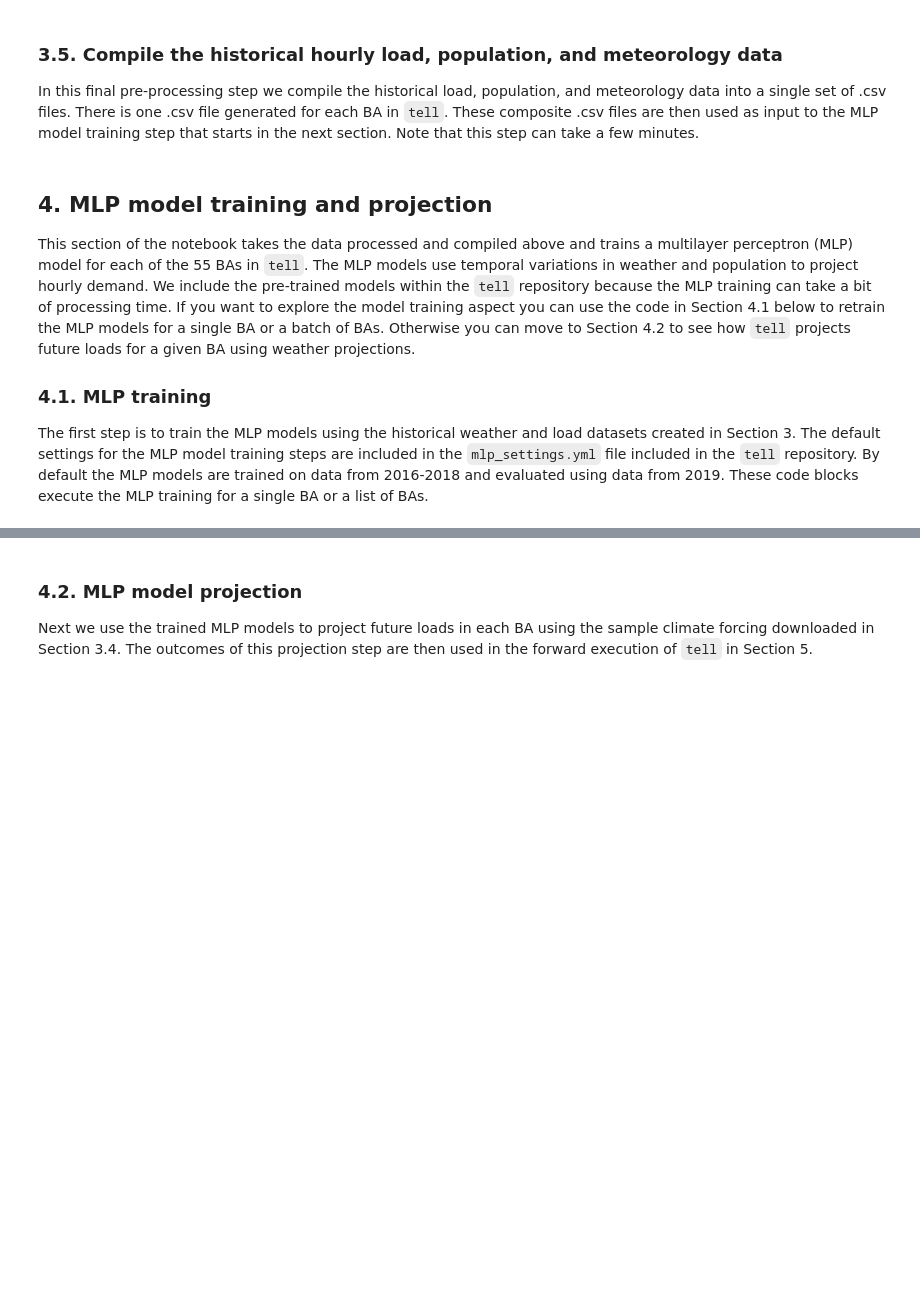
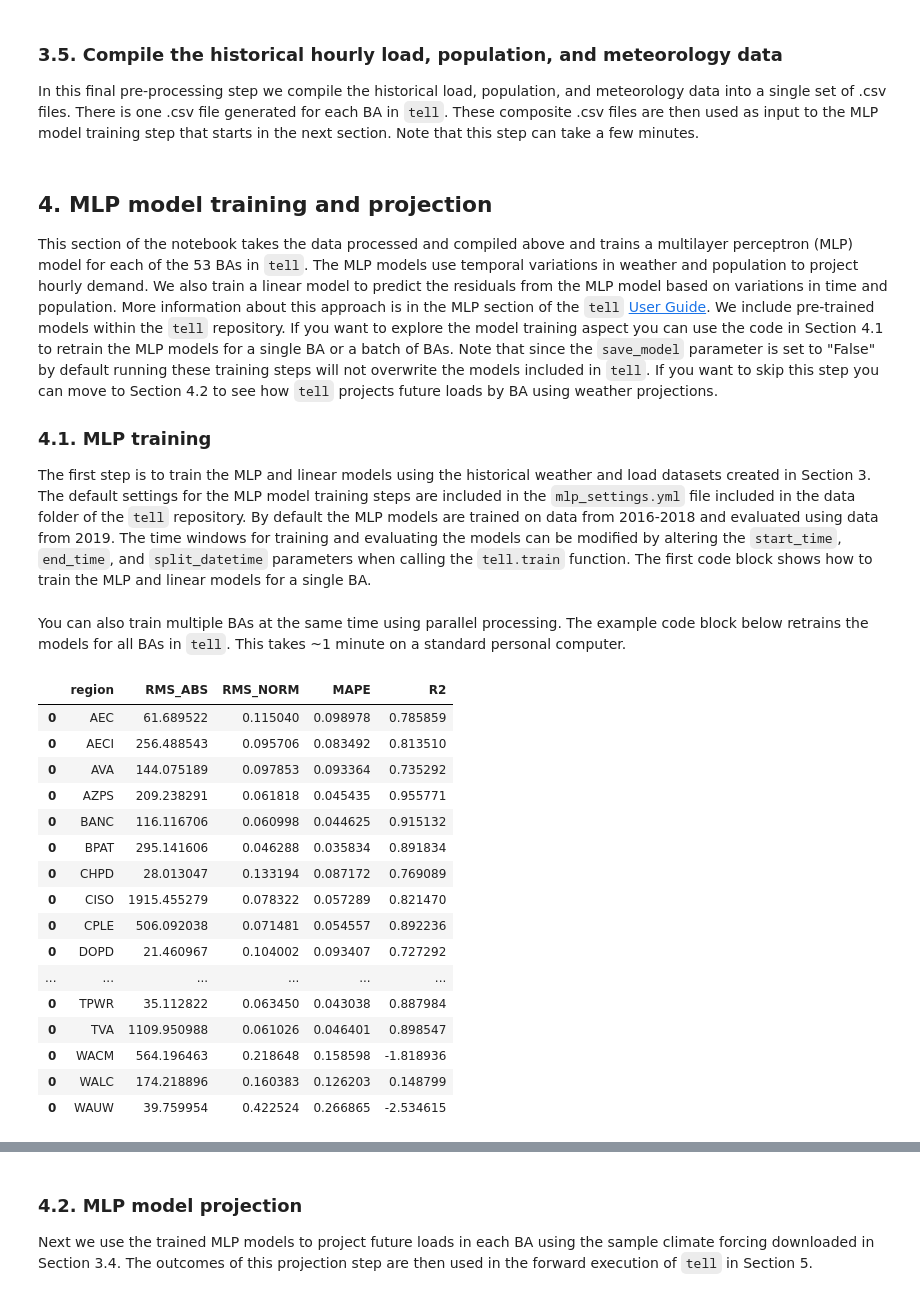
Before and after one commit to IMMM-SFA/tell, a Jupyter notebook: notebooks/tell_quickstarter.ipynb, the cells around one changed output, grey strips where cells are left out. Saved outputs shown, nothing was run; the diff lists cells and outputs as text; code cells hidden in the pictures; blank space fills up the shorter version.

```diff
--- a/notebooks/tell_quickstarter.ipynb
+++ b/notebooks/tell_quickstarter.ipynb
@@ -97,9 +97,9 @@ tell.compile_data(start_year = 2015,
 # %% [markdown]
 ## 4. MLP model training and projection
 
-This section of the notebook takes the data processed and compiled above and trains a multilayer perceptron (MLP) model for each of the 55 BAs in `tell`. The MLP models use temporal variations in weather and population to project hourly demand. We include the pre-trained models within the `tell` repository because the MLP training can take a bit of processing time. If you want to explore the model training aspect you can use the code in Section 4.1 below to retrain the MLP models for a single BA or a batch of BAs. Otherwise you can move to Section 4.2 to see how `tell` projects future loads for a given BA using weather projections.
+This section of the notebook takes the data processed and compiled above and trains a multilayer perceptron (MLP) model for each of the 53 BAs in `tell`. The MLP models use temporal variations in weather and population to project hourly demand. We also train a linear model to predict the residuals from the MLP model based on variations in time and population. More information about this approach is in the MLP section of the `tell` [User Guide](https://immm-sfa.github.io/tell/user_guide.html). We include pre-trained models within the `tell` repository. If you want to explore the model training aspect you can use the code in Section 4.1 to retrain the MLP models for a single BA or a batch of BAs. Note that since the `save_model` parameter is set to "False" by default running these training steps will not overwrite the models included in `tell`. If you want to skip this step you can move to Section 4.2 to see how `tell` projects future loads by BA using weather projections.
 
 ### 4.1. MLP training
-The first step is to train the MLP models using the historical weather and load datasets created in Section 3. The default settings for the MLP model training steps are included in the `mlp_settings.yml` file included in the `tell` repository. By default the MLP models are trained on data from 2016-2018 and evaluated using data from 2019. These code blocks execute the MLP training for a single BA or a list of BAs.
+The first step is to train the MLP and linear models using the historical weather and load datasets created in Section 3. The default settings for the MLP model training steps are included in the `mlp_settings.yml` file included in the data folder of the `tell` repository. By default the MLP models are trained on data from 2016-2018 and evaluated using data from 2019. The time windows for training and evaluating the models can be modified by altering the `start_time`, `end_time`, and `split_datetime` parameters when calling the `tell.train` function. The first code block shows how to train the MLP and linear models for a single BA.
 # %%
 # Run the MLP training step for a single BA (i.e., "region"):
@@ -111,12 +111,35 @@ display(prediction_df.head(10))
 
 # View validation dataframe that contains error statistics for the trained model:
 validation_df
+# %% [markdown]
+You can also train multiple BAs at the same time using parallel processing. The example code block below retrains the models for all BAs in `tell`. This takes ~1 minute on a standard personal computer.
 # %%
-# Run the MLP training step for a list of BAs using parallel processing streams:
-[prediction_df, validation_df] = tell.predict_batch(target_region_list = ['PJM', 'CISO'],
-                                                    data_dir = os.path.join(tell_data_dir, r'outputs', r'compiled_historical_data'),
-                                                    n_jobs = -1)
+# Generate a list of BA abbreviations to process:
+ba_abbrev_list = tell.get_balancing_authority_to_model_dict().keys()
 
-# View validation dataframe that contains error statistics for the trained model:
+# Run the MLP training step for the list of BAs using parallel processing streams:
+prediction_df, validation_df = tell.train_batch(target_region_list = ba_abbrev_list,
+                                                data_dir = os.path.join(tell_data_dir, r'outputs', r'compiled_historical_data'),
+                                                n_jobs = -1)
+
+# View the validation dataframe that contains error statistics for the trained models:
 validation_df
+# %% [output]
+|  | region | RMS_ABS | RMS_NORM | MAPE | R2 |
+| 0 | AEC | 61.689522 | 0.115040 | 0.098978 | 0.785859 |
+| 0 | AECI | 256.488543 | 0.095706 | 0.083492 | 0.813510 |
+| 0 | AVA | 144.075189 | 0.097853 | 0.093364 | 0.735292 |
+| 0 | AZPS | 209.238291 | 0.061818 | 0.045435 | 0.955771 |
+| 0 | BANC | 116.116706 | 0.060998 | 0.044625 | 0.915132 |
+| 0 | BPAT | 295.141606 | 0.046288 | 0.035834 | 0.891834 |
+| 0 | CHPD | 28.013047 | 0.133194 | 0.087172 | 0.769089 |
+| 0 | CISO | 1915.455279 | 0.078322 | 0.057289 | 0.821470 |
+| 0 | CPLE | 506.092038 | 0.071481 | 0.054557 | 0.892236 |
+| 0 | DOPD | 21.460967 | 0.104002 | 0.093407 | 0.727292 |
+| ... | ... | ... | ... | ... | ... |
+| 0 | TPWR | 35.112822 | 0.063450 | 0.043038 | 0.887984 |
+| 0 | TVA | 1109.950988 | 0.061026 | 0.046401 | 0.898547 |
+| 0 | WACM | 564.196463 | 0.218648 | 0.158598 | -1.818936 |
+| 0 | WALC | 174.218896 | 0.160383 | 0.126203 | 0.148799 |
+| 0 | WAUW | 39.759954 | 0.422524 | 0.266865 | -2.534615 |
 # %%
```
Also changed, not shown: parts of 5 cells of this notebook, 7 other files.
